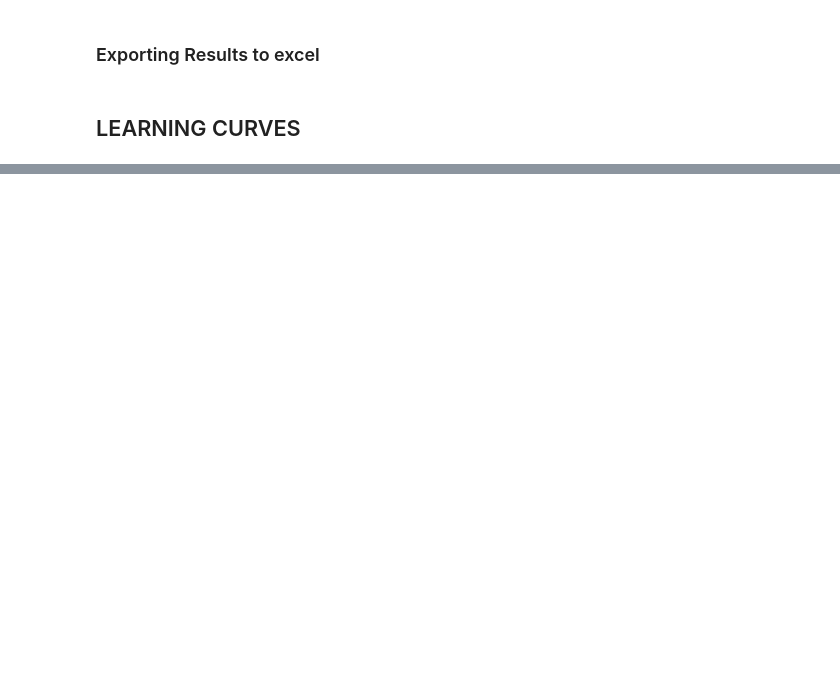
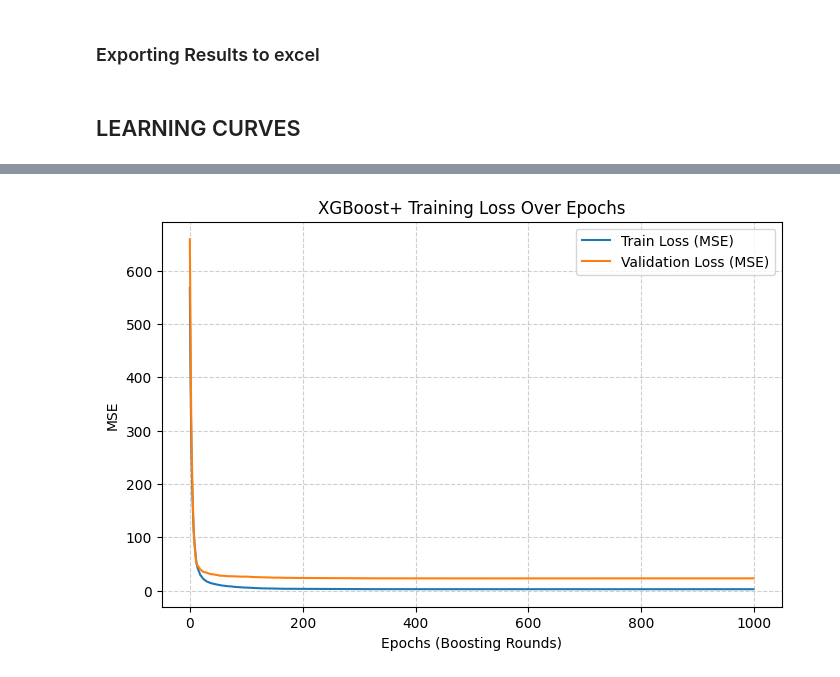
Before and after one commit to IsuPaul/Indpendent-Research, a Jupyter notebook: IR_Source_Code.ipynb, the cells around one changed output, grey strips where cells are left out. Saved outputs shown, nothing was run; the diff lists cells and outputs as text; code cells hidden in the pictures; blank space fills up the shorter version.

```diff
--- a/IR_Source_Code.ipynb
+++ b/IR_Source_Code.ipynb
@@ -931,0 +1077,30 @@ plt.show()
+# %%
+import matplotlib.pyplot as plt
+import xgboost as xbt
+
+# To get loss over epochs, we must re-fit the best XGBoost model with an eval_set
+xgb_best = best_model.best_estimator_
+
+xgb_best.fit(
+    X_train, y_train,
+    eval_set=[(X_train, y_train), (X_test, y_test)],
+    verbose=False
+)
+
+results = xgb_best.evals_result()
+epochs = len(results['validation_0']['rmse'])
+x_axis = range(0, epochs)
+
+# Plotting MSE (Internal XGBoost RMSE squared)
+fig, ax = plt.subplots(figsize=(8, 5))
+ax.plot(x_axis, np.square(results['validation_0']['rmse']), label='Train Loss (MSE)')
+ax.plot(x_axis, np.square(results['validation_1']['rmse']), label='Validation Loss (MSE)')
+ax.legend()
+plt.ylabel('MSE')
+plt.xlabel('Epochs (Boosting Rounds)')
+plt.title('XGBoost+ Training Loss Over Epochs')
+plt.grid(True, linestyle='--', alpha=0.6)
+plt.savefig('XGBoost_Loss_Epochs.jpg', dpi=300)
+plt.show()
+# %% [output]
+[figure, added]
```
Also changed, not shown: parts of 17 cells of this notebook.
